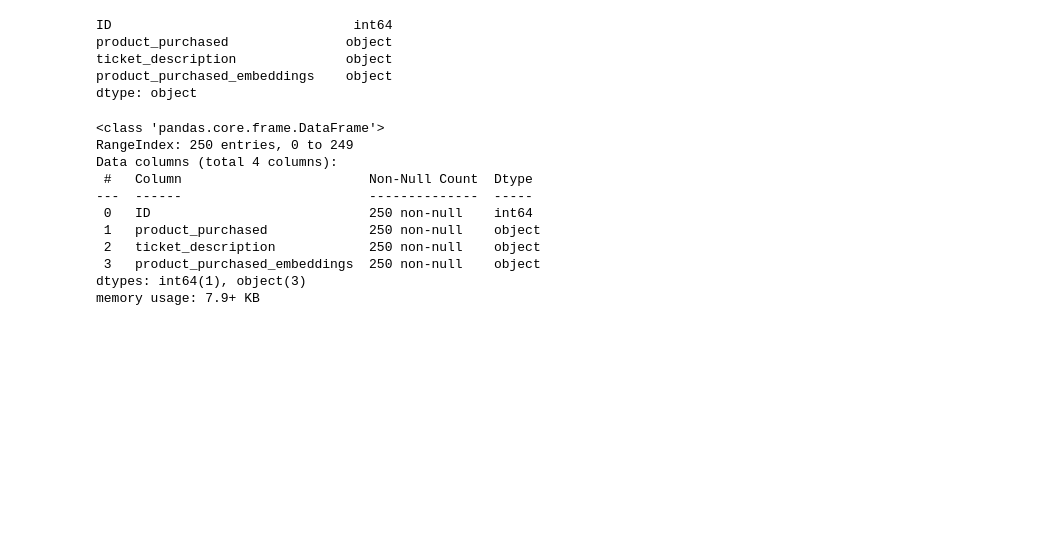
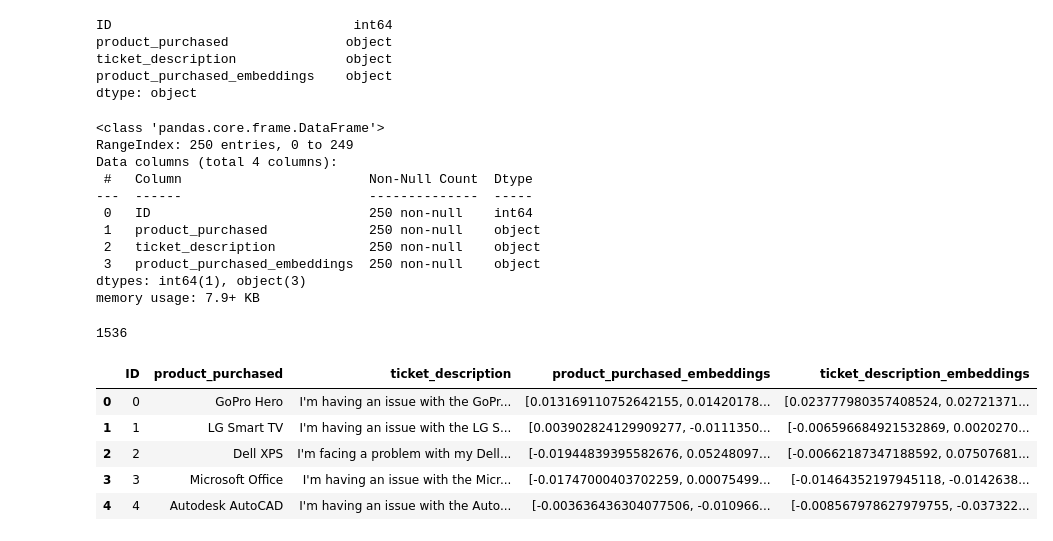
Before and after one commit to EddyGiusepe/Exploring_the_World_of_Programming_with_Python, a Jupyter notebook: 30_ChatBot_using_qdrant/data_preprocessing.ipynb, the cells around one changed output. Saved outputs shown, nothing was run; the diff lists cells and outputs as text; code cells hidden in the pictures; blank space fills up the shorter version.

Commit message:
Criando e salvando os Embeddings em CSV

```diff
--- a/30_ChatBot_using_qdrant/data_preprocessing.ipynb
+++ b/30_ChatBot_using_qdrant/data_preprocessing.ipynb
@@ -258,3 +253,22 @@ Data columns (total 4 columns):
  3   product_purchased_embeddings  250 non-null    object
 dtypes: int64(1), object(3)
 memory usage: 7.9+ KB
+# %%
+# Tamanho do Embedding:
+len(df["product_purchased_embeddings"][0])
+# %% [output]
+1536
+# %%
+df["ticket_description_embeddings"] = df.apply(
+    lambda row: list(embeddings.embed_query(row.ticket_description)),
+    axis=1
+)
+# %%
+df.head()
+# %% [output]
+|  | ID | product_purchased | ticket_description | product_purchased_embeddings | ticket_description_embeddings |
+| 0 | 0 | GoPro Hero | I'm having an issue with the GoPr... | [0.013169110752642155, 0.01420178... | [0.023777980357408524, 0.02721371... |
+| 1 | 1 | LG Smart TV | I'm having an issue with the LG S... | [0.003902824129909277, -0.0111350... | [-0.006596684921532869, 0.0020270... |
+| 2 | 2 | Dell XPS | I'm facing a problem with my Dell... | [-0.01944839395582676, 0.05248097... | [-0.00662187347188592, 0.07507681... |
+| 3 | 3 | Microsoft Office | I'm having an issue with the Micr... | [-0.01747000403702259, 0.00075499... | [-0.01464352197945118, -0.0142638... |
+| 4 | 4 | Autodesk AutoCAD | I'm having an issue with the Auto... | [-0.003636436304077506, -0.010966... | [-0.008567978627979755, -0.037322... |
```
Also changed, not shown: parts of 3 cells of this notebook.
